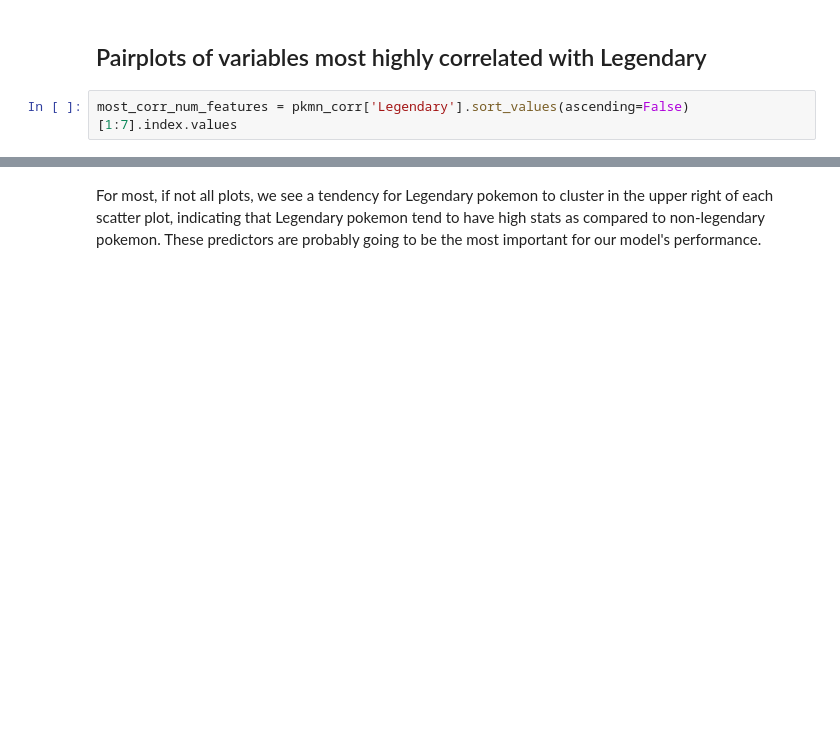
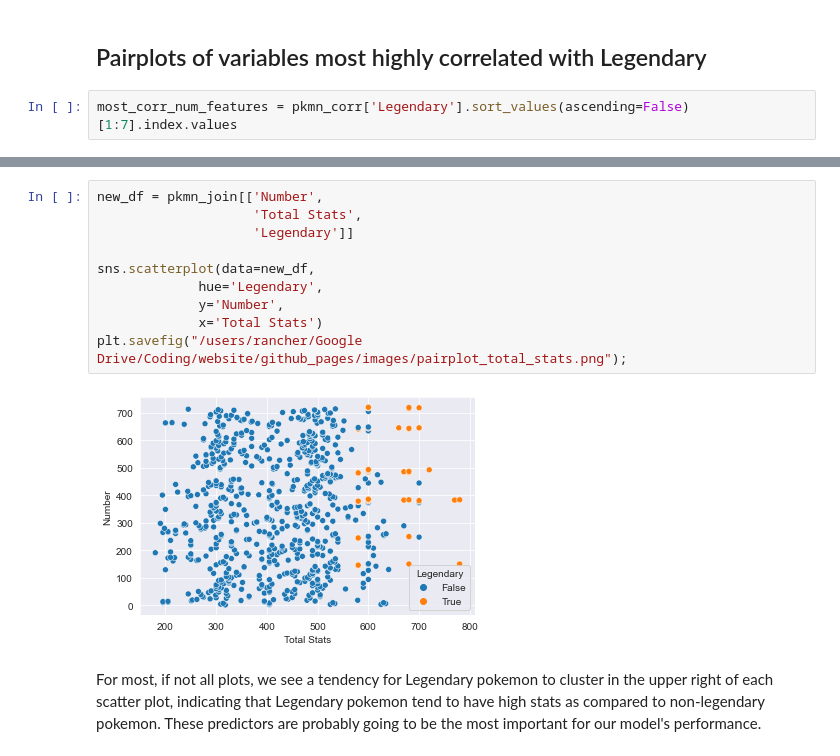
Before and after one commit to papir805/pokemon_classification, a Jupyter notebook: pkmn_legendary_classification_knn.ipynb, the cells around one changed output, grey strips where cells are left out. Cells and saved outputs as stored; diff of their text form; blank space fills up the shorter version.

```diff
--- a/pkmn_legendary_classification_knn.ipynb
+++ b/pkmn_legendary_classification_knn.ipynb
@@ -199,3 +233,15 @@ sns.pairplot(pkmn_join[
+# %%
+new_df = pkmn_join[['Number',
+                    'Total Stats',
+                    'Legendary']]
+
+sns.scatterplot(data=new_df,
+             hue='Legendary',
+             y='Number',
+             x='Total Stats')
+plt.savefig("/users/rancher/Google Drive/Coding/website/github_pages/images/pairplot_total_stats.png");
+# %% [output]
+[figure, added]
 # %% [markdown]
 For most, if not all plots, we see a tendency for Legendary pokemon to cluster in the upper right of each scatter plot, indicating that Legendary pokemon tend to have high stats as compared to non-legendary pokemon.  These predictors are probably going to be the most important for our model's performance.
 # %%
```
Also changed, not shown: parts of 9 cells of this notebook, 3 other files.
